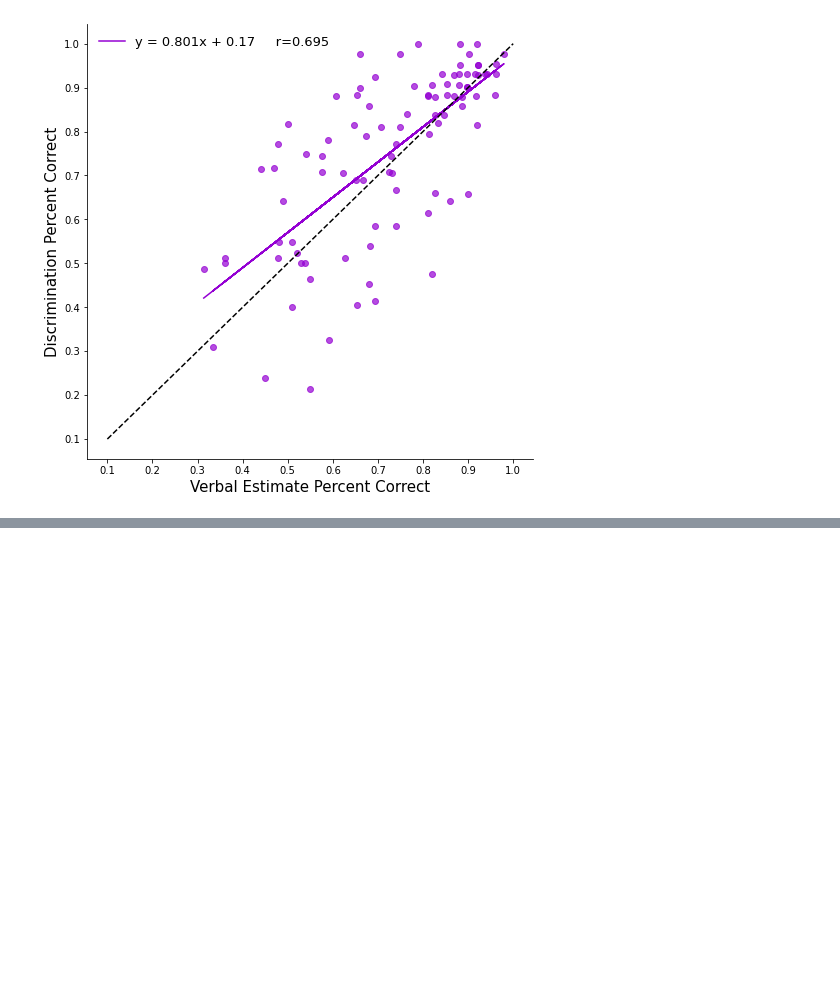
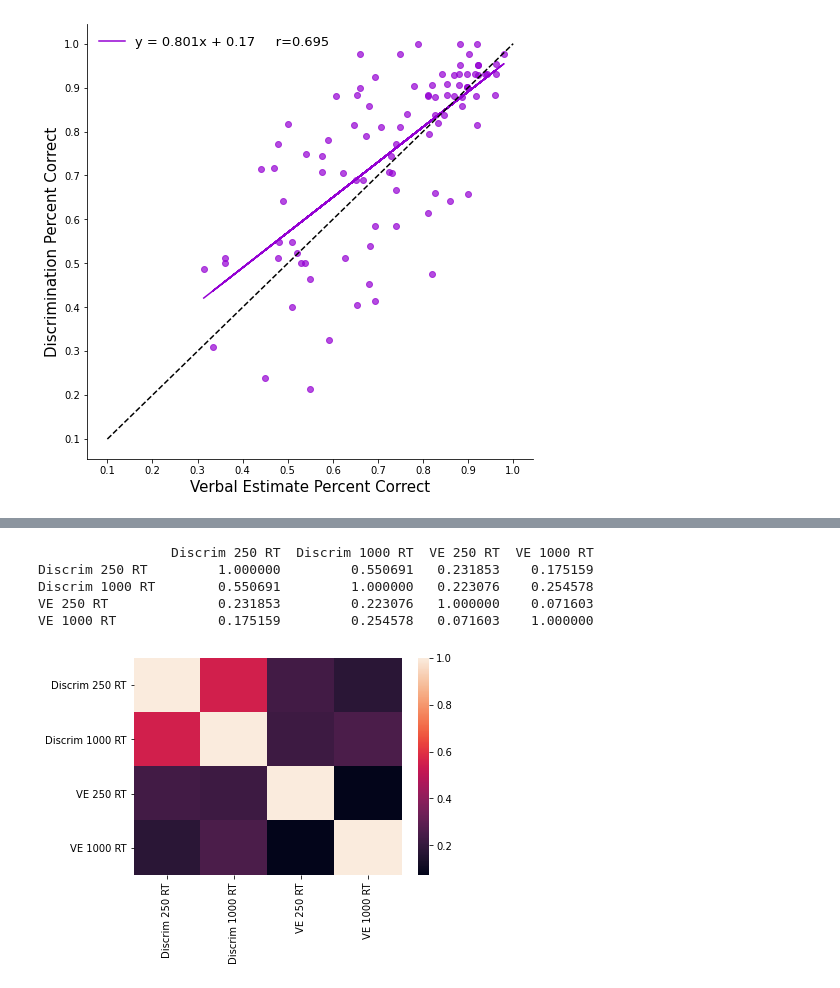
Before and after one commit to prachimahab/depth_discrimination, a Jupyter notebook: PC_analysis.ipynb, the cells around one changed output, grey strips where cells are left out. Saved outputs shown, nothing was run; the diff lists cells and outputs as text; code cells hidden in the pictures; blank space fills up the shorter version.

```diff
--- a/PC_analysis.ipynb
+++ b/PC_analysis.ipynb
@@ -382,0 +439,21 @@ R-squared:  0.48257235764415707
+# %%
+import pandas as pd
+
+data = {'Discrim 250 RT': arr_discrim250RT,
+        'Discrim 1000 RT': arr_discrim1000RT,
+        'VE 250 RT': arr_VE250RT,
+        'VE 1000 RT': arr_VE1000RT
+        }
+
+df = pd.DataFrame(data,columns=['Discrim 250 RT','Discrim 1000 RT','VE 250 RT', 'VE 1000 RT'])
+
+sns.heatmap(df.corr());
+
+print(df.corr())
+# %% [output]
+                 Discrim 250 RT  Discrim 1000 RT  VE 250 RT  VE 1000 RT
+Discrim 250 RT         1.000000         0.550691   0.231853    0.175159
+Discrim 1000 RT        0.550691         1.000000   0.223076    0.254578
+VE 250 RT              0.231853         0.223076   1.000000    0.071603
+VE 1000 RT             0.175159         0.254578   0.071603    1.000000
+[figure, added]
```
Also changed, not shown: parts of 27 cells of this notebook, 5 other files.
